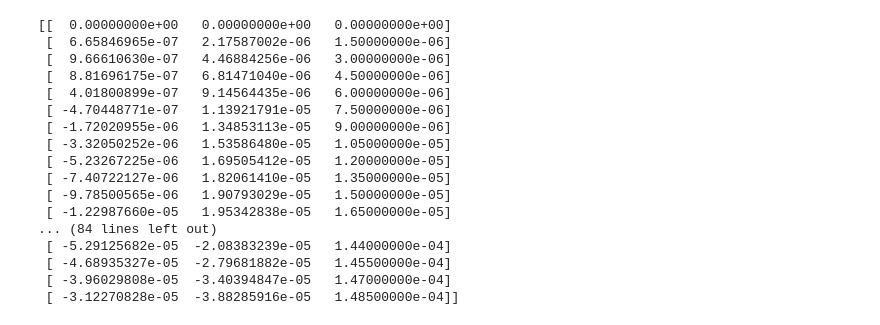
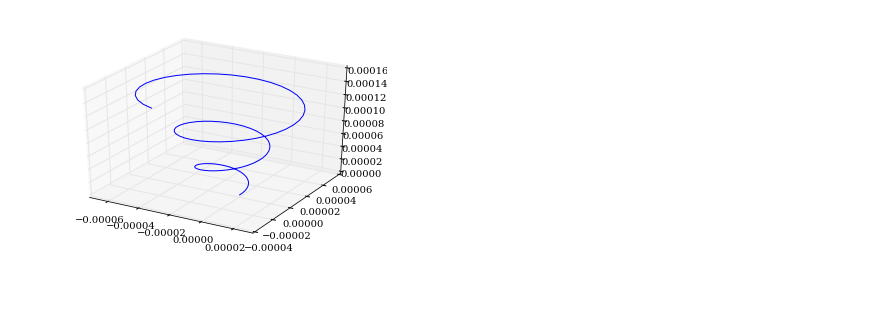
Before and after one commit to cdigangi8/working_dir, a Jupyter notebook: working/Plasma_HW.ipynb, the cells around one changed output. Saved outputs shown, nothing was run; the diff lists cells and outputs as text; code cells hidden in the pictures; blank space fills up the shorter version.

Commit message:
Plotted 3d graph

```diff
--- a/working/Plasma_HW.ipynb
+++ b/working/Plasma_HW.ipynb
@@ -33,22 +33,4 @@ def plasmastep(u,E,B, nt, dt,e,m):
 
 solution = plasmastep(u,E,B, nt, dt,e,m)
 
-print(solution)
+#print(solution)
-# %% [output]
-[[  0.00000000e+00   0.00000000e+00   0.00000000e+00]
- [  6.65846965e-07   2.17587002e-06   1.50000000e-06]
- [  9.66610630e-07   4.46884256e-06   3.00000000e-06]
- [  8.81696175e-07   6.81471040e-06   4.50000000e-06]
- [  4.01800899e-07   9.14564435e-06   6.00000000e-06]
- [ -4.70448771e-07   1.13921791e-05   7.50000000e-06]
- [ -1.72020955e-06   1.34853113e-05   9.00000000e-06]
- [ -3.32050252e-06   1.53586480e-05   1.05000000e-05]
- [ -5.23267225e-06   1.69505412e-05   1.20000000e-05]
- [ -7.40722127e-06   1.82061410e-05   1.35000000e-05]
- [ -9.78500565e-06   1.90793029e-05   1.50000000e-05]
- [ -1.22987660e-05   1.95342838e-05   1.65000000e-05]
-... (84 lines left out)
- [ -5.29125682e-05  -2.08383239e-05   1.44000000e-04]
- [ -4.68935327e-05  -2.79681882e-05   1.45500000e-04]
- [ -3.96029808e-05  -3.40394847e-05   1.47000000e-04]
- [ -3.12270828e-05  -3.88285916e-05   1.48500000e-04]]
@@ -81,0 +37,14 @@ plt.show()
+# %%
+from mpl_toolkits.mplot3d import axes3d
+from matplotlib import pyplot
+%matplotlib inline
+
+fig = pyplot.figure()
+ax = fig.add_subplot(111, projection='3d')
+#X, Y, Z = axes3d.get_test_data(0.05)
+X = solution[:,0]
+Y = solution[:,1]
+Z = solution[:,2]
+ax.plot_wireframe(X, Y, Z, rstride=10, cstride=10);
+# %% [output]
+[figure, added]
```
Also changed, not shown: parts of 2 cells of this notebook.
